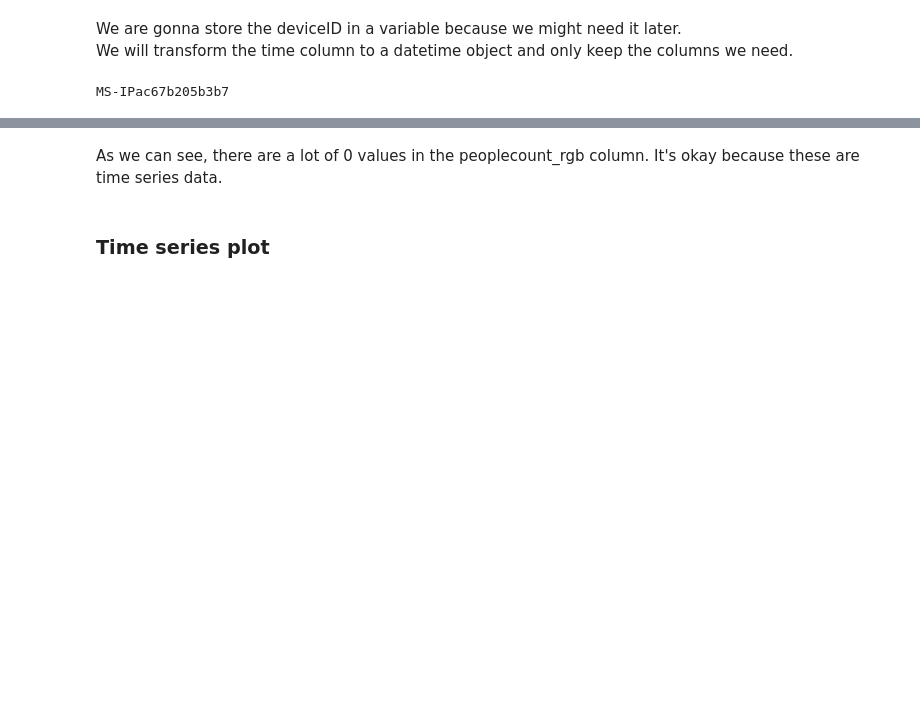
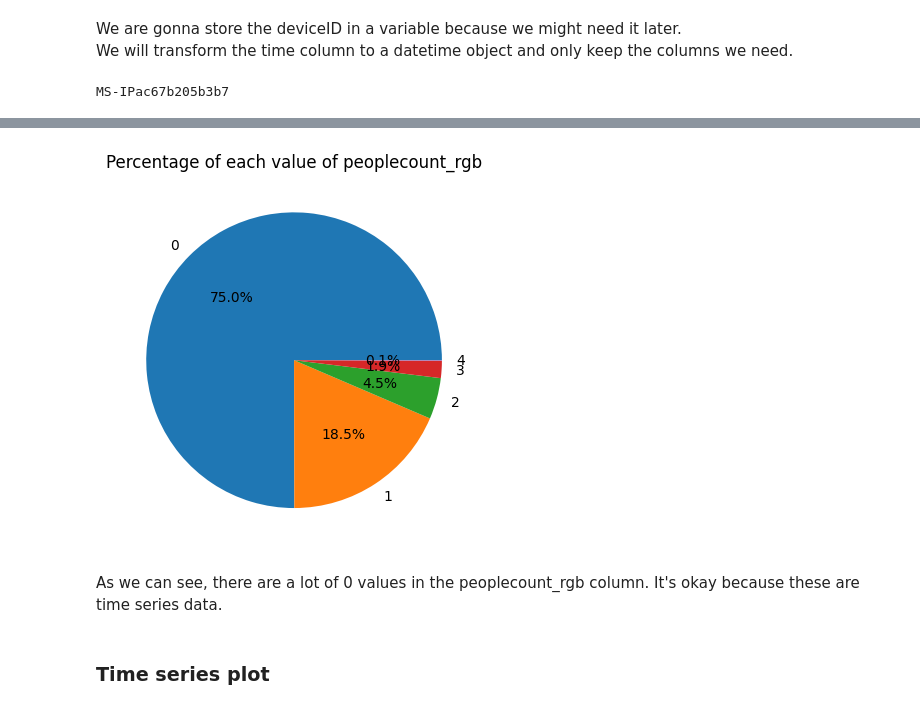
Before and after one commit to AymaneElmahi/sd-hoc, a Jupyter notebook: notebooks/visualizing.ipynb, the cells around one changed output, grey strips where cells are left out. Saved outputs shown, nothing was run; the diff lists cells and outputs as text; code cells hidden in the pictures; blank space fills up the shorter version.

Commit message:
update to plot on github

```diff
--- a/notebooks/visualizing.ipynb
+++ b/notebooks/visualizing.ipynb
@@ -97,10 +98,17 @@ MS-IPac67b205b3b7
 # %%
 # Calculate value counts for the peoplecount_rgb column
 value_counts = df['peoplecount_rgb'].value_counts()
 fig = px.pie(values=value_counts.values, names=value_counts.index, title='Percentage of each value of peoplecount_rgb')
 fig.show()
+# use matplotlib to plot the same pie chart (for github)
+import matplotlib.pyplot as plt
+fig, ax = plt.subplots()
+ax.pie(value_counts.values, labels=value_counts.index, autopct='%1.1f%%')
+ax.set_title('Percentage of each value of peoplecount_rgb')
+plt.show()
 # %% [output]
 [interactive output not drawn]
+[figure, added]
 # %% [markdown]
 As we can see, there are a lot of 0 values in the peoplecount_rgb column. It's okay because these are time series data.
 # %% [markdown]
```
Also changed, not shown: parts of 3 cells of this notebook.
